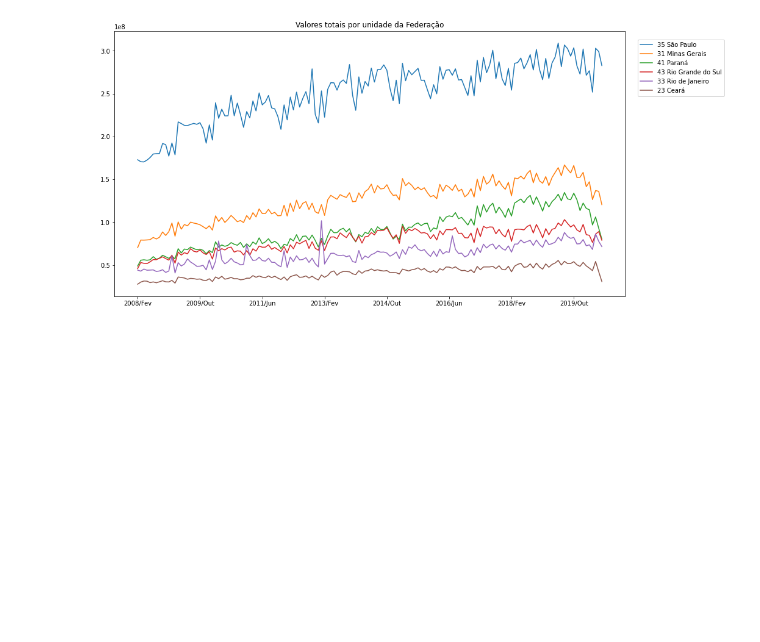
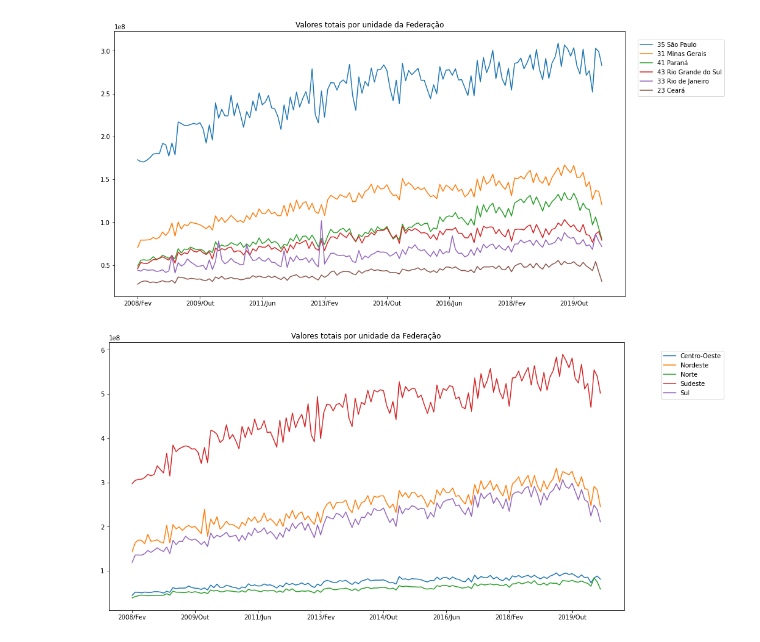
Before and after one commit to BrunoASNascimento/bootcamp-datascience-alura, a Jupyter notebook: modulo_01.ipynb, the cells around one changed output. Cells and saved outputs as stored; diff of their text form; code cells hidden in the pictures; blank space fills up the shorter version.

```diff
--- a/modulo_01.ipynb
+++ b/modulo_01.ipynb
@@ -269,6 +269,7 @@ data_info_uf.head()
 usable_data["uf"] = [ data_info_uf[data_info_uf["codigo_uf"]==int(cod_uf[:2])]['uf'].values[0] for cod_uf in usable_data.index.to_list()]
 usable_data["latitude"] = [ data_info_uf[data_info_uf["codigo_uf"]==int(cod_uf[:2])]['latitude'].values[0] for cod_uf in usable_data.index.to_list()]
 usable_data["longitude"] = [ data_info_uf[data_info_uf["codigo_uf"]==int(cod_uf[:2])]['longitude'].values[0] for cod_uf in usable_data.index.to_list()]
+usable_data["regiao"] = [ data_info_uf[data_info_uf["codigo_uf"]==int(cod_uf[:2])]['regiao'].values[0] for cod_uf in usable_data.index.to_list()]
 usable_data.head()
 # %% [output]
 A value is trying to be set on a copy of a slice from a DataFrame.
@@ -390,3 +396,12 @@ plt.show()
 # %% [output]
 ['35 São Paulo', '31 Minas Gerais', '41 Paraná', '43 Rio Grande do Sul', '33 Rio de Janeiro', '23 Ceará']
 [figure]
+# %%
+list_dates = usable_data.columns.to_list()[:len(usable_data.columns.to_list())-6]
+usable_data.groupby(['regiao']).sum()[list_dates].T.plot(figsize=(15,8))
+ax.yaxis.set_major_formatter(ticker.StrMethodFormatter("{x:,.2f}"))
+plt.title(f"Valores totais por unidade da Federação")
+plt.legend(loc='upper right',bbox_to_anchor=(1.20, 0.98))
+plt.show()
+# %% [output]
+[figure, added]
```
Also changed, not shown: parts of 7 cells of this notebook.
